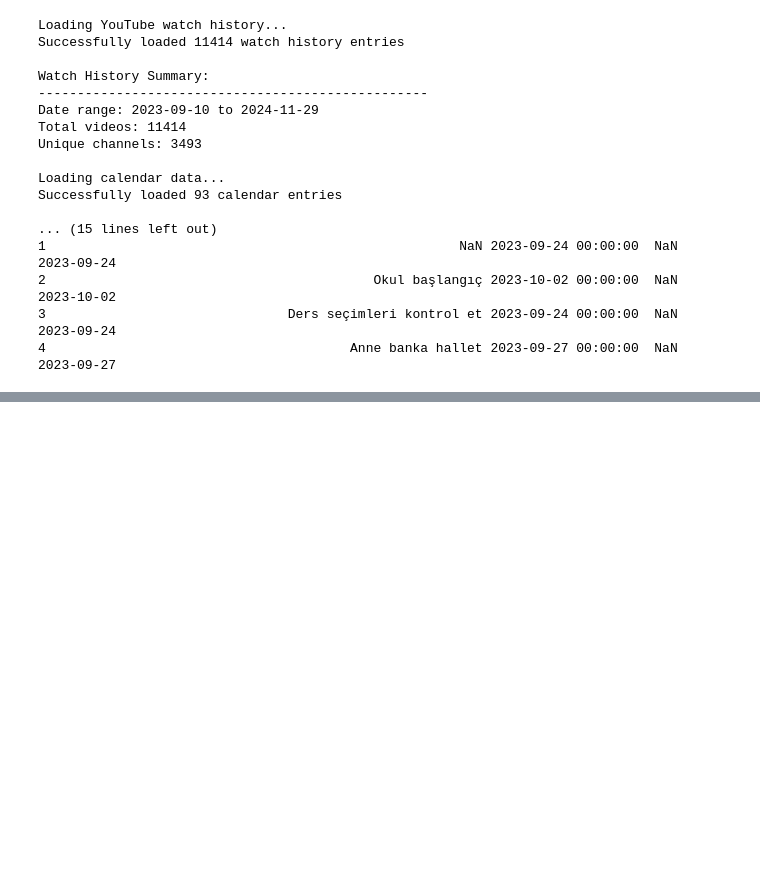
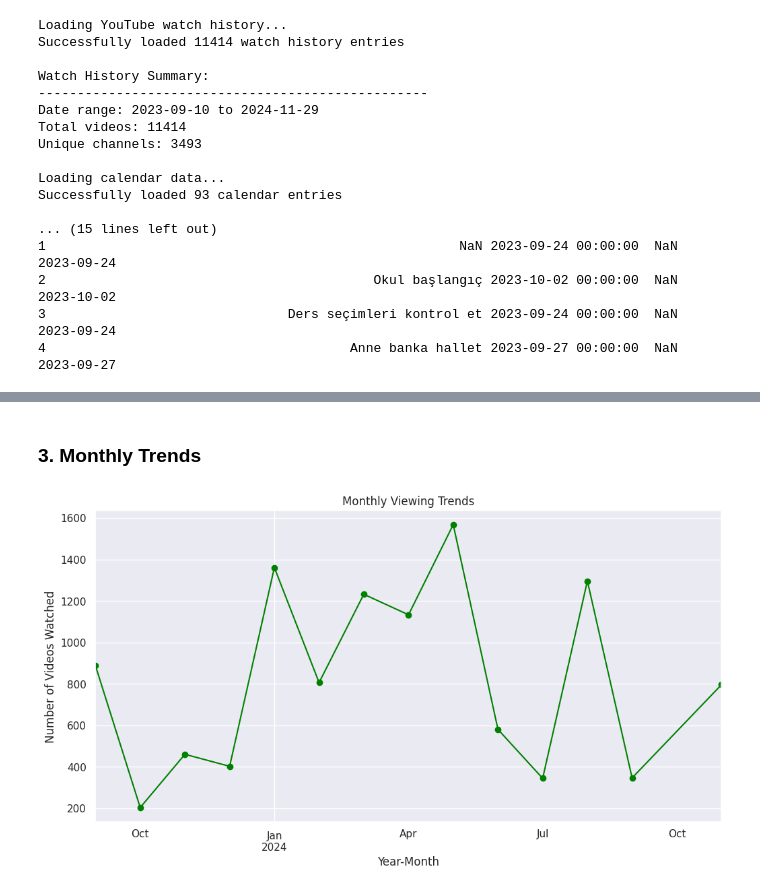
Before and after one commit to Polatvtnsvr/DSA210_PROJ, a Jupyter notebook: DSA210PROJ.ipynb, the cells around one changed output, grey strips where cells are left out. Saved outputs shown, nothing was run; the diff lists cells and outputs as text; code cells hidden in the pictures; blank space fills up the shorter version.

```diff
--- a/DSA210PROJ.ipynb
+++ b/DSA210PROJ.ipynb
@@ -381,0 +316,15 @@ Channel Diversity:
+# %% [markdown]
+### **3. Monthly Trends**
+# %%
+# Group data by month and visualize trends
+watch_df['month'] = watch_df['timestamp'].dt.to_period('M')
+monthly_counts = watch_df.groupby('month').size()
+
+plt.figure(figsize=(12, 6))
+monthly_counts.plot(kind='line', marker='o', color='green')
+plt.title("Monthly Viewing Trends")
+plt.xlabel("Year-Month")
+plt.ylabel("Number of Videos Watched")
+plt.show()
+# %% [output]
+[figure, added]
```
Also changed, not shown: parts of 42 cells of this notebook.
